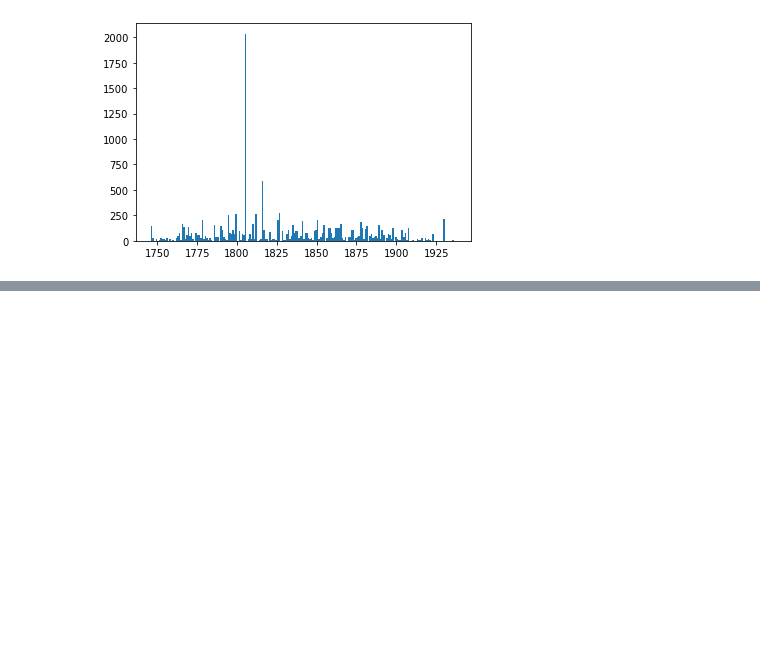
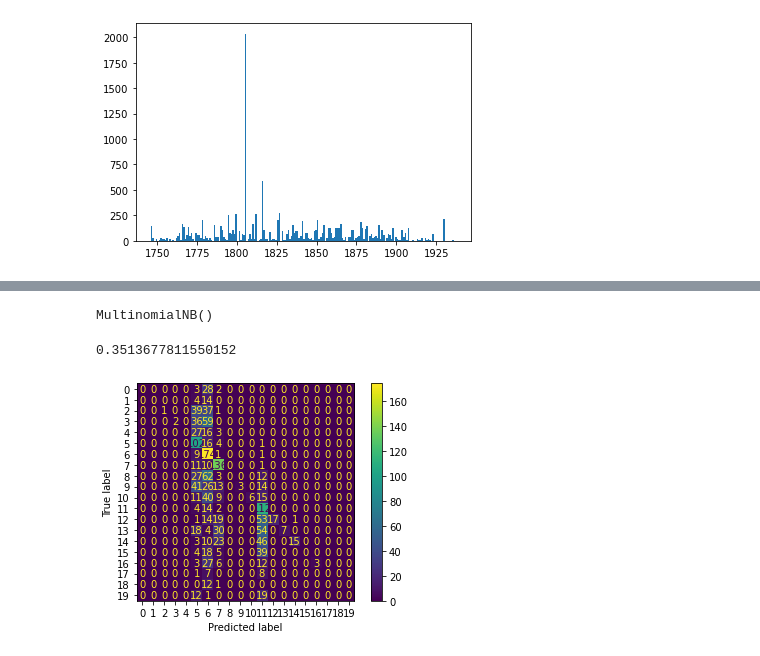
Before and after one commit to ATC-mmueller/nlp_publication_year, a Jupyter notebook: main.ipynb, the cells around one changed output, grey strips where cells are left out. Saved outputs shown, nothing was run; the diff lists cells and outputs as text; code cells hidden in the pictures; blank space fills up the shorter version.

```diff
--- a/main.ipynb
+++ b/main.ipynb
@@ -237,0 +388,5 @@ plt.show()
+# %%
+clf = MultinomialNB()
+clf.fit(X_train_tfidf, y_train)
+# %% [output]
+MultinomialNB()
@@ -237,0 +400,4 @@ plt.show()
+# %%
+accuracy_score(y_test, y_pred)
+# %% [output]
+0.3513677811550152
@@ -237,0 +408,6 @@ plt.show()
+# %%
+dist = ConfusionMatrixDisplay(heat_data)
+dist.plot()
+plt.show()
+# %% [output]
+[figure, added]
```
Also changed, not shown: parts of 43 cells of this notebook.
